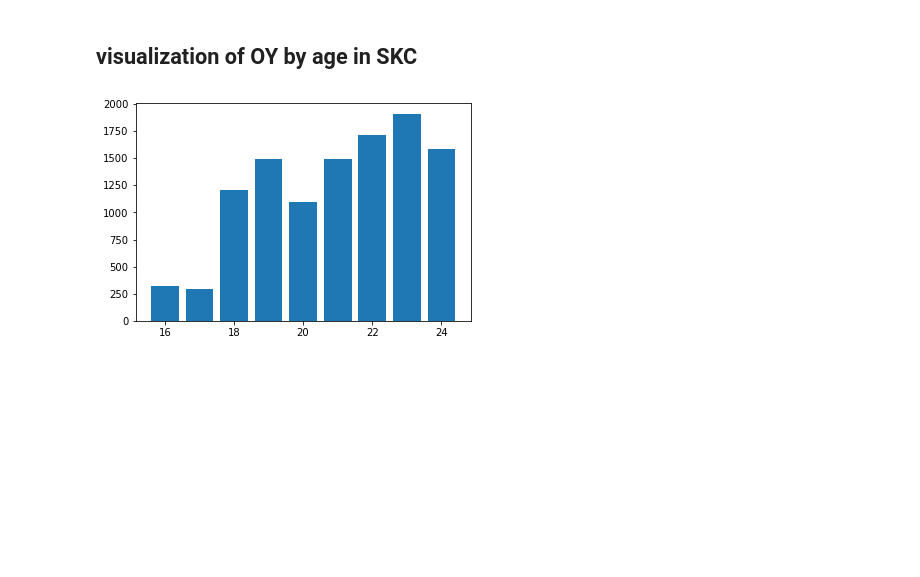
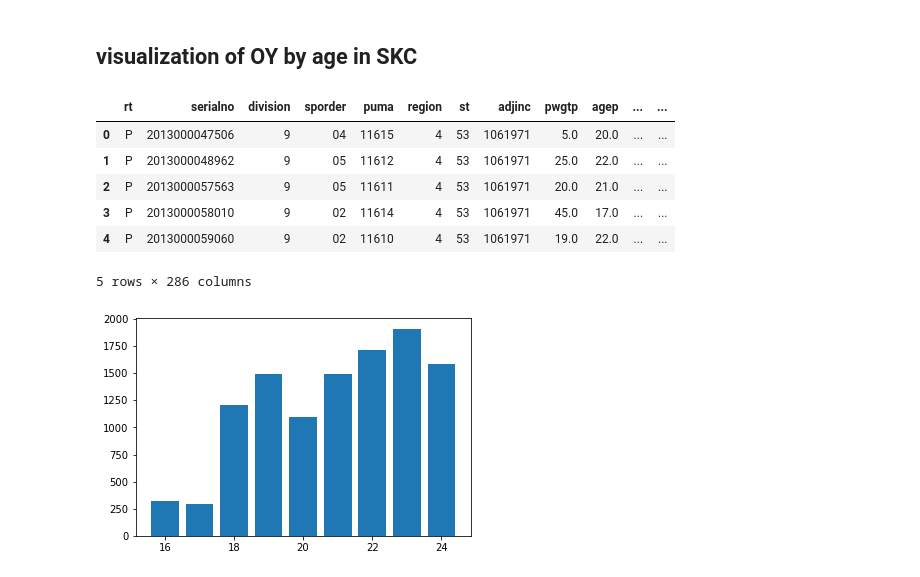
Before and after one commit to sam-thurman/dsc-mod-1-project-seattle-ds, a Jupyter notebook: notebooks/exploratory/02_samt_exploratory.ipynb, the cells around one changed output. Saved outputs shown, nothing was run; the diff lists cells and outputs as text; code cells hidden in the pictures; blank space fills up the shorter version.

```diff
--- a/notebooks/exploratory/02_samt_exploratory.ipynb
+++ b/notebooks/exploratory/02_samt_exploratory.ipynb
@@ -211,6 +211,16 @@ Name: pwgtp, dtype: float64
 import matplotlib.pyplot as plt
 # %% [markdown]
 ## visualization of OY by age in SKC
+# %%
+oy_df.head()
+# %% [output]
+|  | rt | serialno | division | sporder | puma | region | st | adjinc | pwgtp | agep | ... | ... |
+| 0 | P | 2013000047506 | 9 | 04 | 11615 | 4 | 53 | 1061971 | 5.0 | 20.0 | ... | ... |
+| 1 | P | 2013000048962 | 9 | 05 | 11612 | 4 | 53 | 1061971 | 25.0 | 22.0 | ... | ... |
+| 2 | P | 2013000057563 | 9 | 05 | 11611 | 4 | 53 | 1061971 | 20.0 | 21.0 | ... | ... |
+| 3 | P | 2013000058010 | 9 | 02 | 11614 | 4 | 53 | 1061971 | 45.0 | 17.0 | ... | ... |
+| 4 | P | 2013000059060 | 9 | 02 | 11610 | 4 | 53 | 1061971 | 19.0 | 22.0 | ... | ... |
+5 rows × 286 columns
 # %%
 fig, ax = plt.subplots()
 oy_by_age_values = list(oy_df.groupby('agep').sum()['pwgtp'])
```
Also changed, not shown: parts of 4 cells of this notebook.
